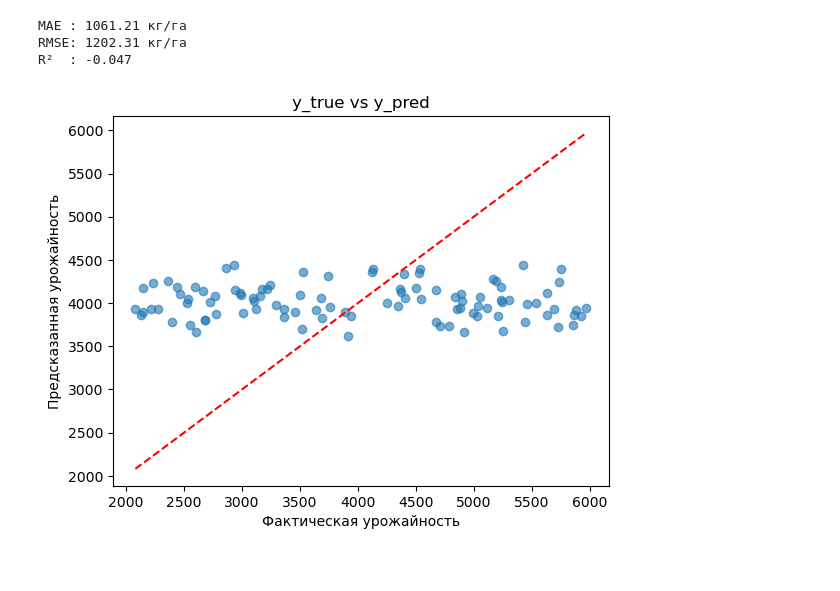
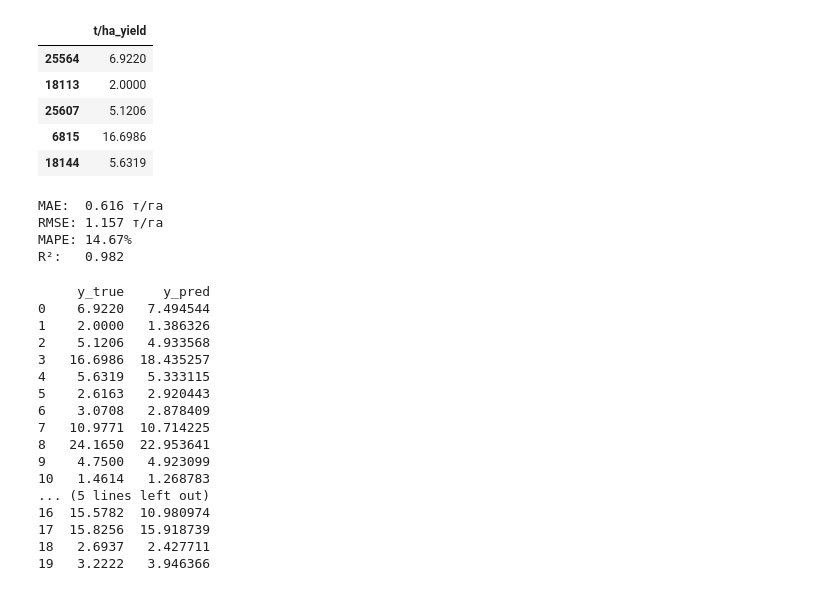
Before and after one commit to F1zhen/Yield_predictionML, a Jupyter notebook: src/train_model.ipynb, the cells around one changed output. Saved outputs shown, nothing was run; the diff lists cells and outputs as text; code cells hidden in the pictures.

```diff
--- a/src/train_model.ipynb
+++ b/src/train_model.ipynb
@@ -63,29 +98,57 @@ Fitting 5 folds for each of 324 candidates, totalling 1620 fits
+# %%
+y_test.head()
+# %% [output]
+|  | t/ha_yield |
+| 25564 | 6.9220 |
+| 18113 | 2.0000 |
+| 25607 | 5.1206 |
+| 6815 | 16.6986 |
+| 18144 | 5.6319 |
 # %%
 from sklearn.metrics import mean_absolute_error, mean_squared_error, r2_score
 import numpy as np
 
-best_rf = grid.best_estimator_
+y_true = y_test.squeeze()
 
-y_pred = best_rf.predict(X_test)
-mae  = mean_absolute_error(y_test, y_pred)
-rmse = np.sqrt(mean_squared_error(y_test, y_pred))
-r2   = r2_score(y_test, y_pred)
+pred = model.predict(valid_pool)
 
-print(f"MAE : {mae:.2f} кг/га")
-print(f"RMSE: {rmse:.2f} кг/га")
-print(f"R²  : {r2:.3f}")
+mae  = mean_absolute_error(y_true, pred)
+rmse = mean_squared_error(y_true, pred, squared=False)
+mape = np.mean(np.abs((y_true - pred) / np.maximum(1e-9, y_true))) * 100
+r2   = r2_score(y_true, pred)
+
+
+print(f"MAE:  {mae:.3f} т/га")
+print(f"RMSE: {rmse:.3f} т/га")
+print(f"MAPE: {mape:.2f}%")
+print(f"R²:   {r2:.3f}")
 # %% [output]
-MAE : 1061.21 кг/га
-RMSE: 1202.31 кг/га
-R²  : -0.047
+MAE:  0.616 т/га
+RMSE: 1.157 т/га
+MAPE: 14.67%
+R²:   0.982
 # %%
-import matplotlib.pyplot as plt
+results = pd.DataFrame({
+    "y_true": y_true.values,   # реальные значения
+    "y_pred": pred             # предсказания
+})
 
-plt.scatter(y_test, y_pred, alpha=0.6)
-plt.xlabel("Фактическая урожайность")
-plt.ylabel("Предсказанная урожайность")
-plt.title("y_true vs y_pred")
-plt.plot([y_test.min(), y_test.max()], [y_test.min(), y_test.max()], "r--")  # линия идеала
-plt.show()
+print(results.head(20))  # первые 20 строк
 # %% [output]
-[figure, removed]
+     y_true     y_pred
+0    6.9220   7.494544
+1    2.0000   1.386326
+2    5.1206   4.933568
+3   16.6986  18.435257
+4    5.6319   5.333115
+5    2.6163   2.920443
+6    3.0708   2.878409
+7   10.9771  10.714225
+8   24.1650  22.953641
+9    4.7500   4.923099
+10   1.4614   1.268783
+... (5 lines left out)
+16  15.5782  10.980974
+17  15.8256  15.918739
+18   2.6937   2.427711
+19   3.2222   3.946366
```
Also changed, not shown: parts of 14 cells of this notebook, 17 other files.
